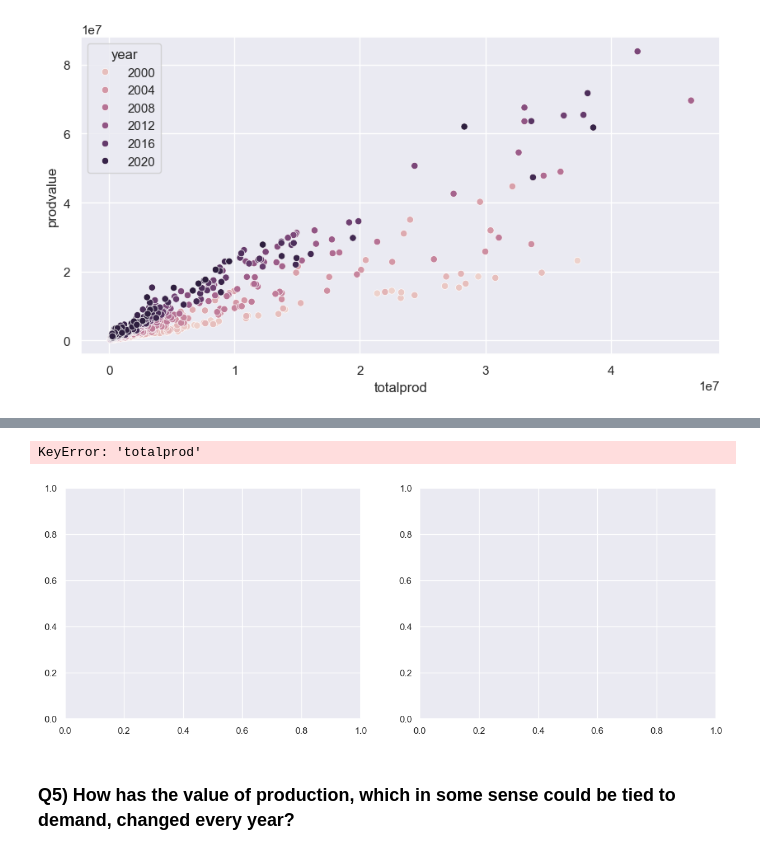
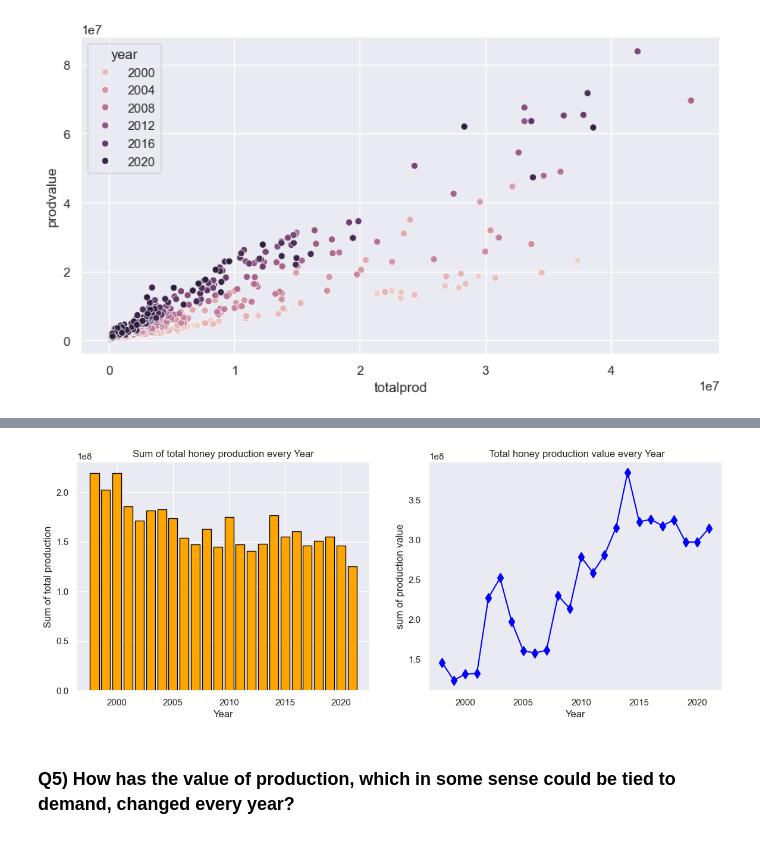
Before and after one commit to aruneshtrivedi/honeyproduction-1998-2021, a Jupyter notebook: Python_Project_Assignment.ipynb, the cells around one changed output, grey strips where cells are left out. Drawn from its saved outputs; the diff is of its cells as text; code cells hidden in the pictures.

```diff
--- a/Python_Project_Assignment.ipynb
+++ b/Python_Project_Assignment.ipynb
@@ -285,24 +285,23 @@ d_f.head(5)
 # %%
 fig, (ax1,ax2) = plt.subplots(1,2,figsize=(14,5))  # nrows = 1, ncols =2
 # ax1 is the name of plot1
 # ax2 is the name of plot2
 
-ax1.bar(df1.index,df1['totalprod'],color='orange',edgecolor='black')
+ax1.bar(d_f.index,d_f['totalprod'],color='orange',edgecolor='black')
 ax1.set_title('Sum of total honey production every Year')
 ax1.set_ylabel('Sum of total production')
 ax1.set_xlabel('Year')
 
 
-ax2.plot(df1.index,df1['prodvalue'],color='blue',marker='d',markersize=8)
+ax2.plot(d_f.index,d_f['prodvalue'],color='blue',marker='d',markersize=8)
 ax2.set_title(' Total honey production value every Year')
 ax2.set_xlabel('Year')
 ax2.set_ylabel('sum of production value')
 ax2.grid()
 
 plt.show()
 # %% [output]
-KeyError: 'totalprod'
-[figure, old version]
+[figure, new version]
 # %% [markdown]
 ### Q5) How has the value of production, which in some sense could be tied to demand, changed every year?
 # %%
```
Also changed, not shown: parts of 8 cells of this notebook.
